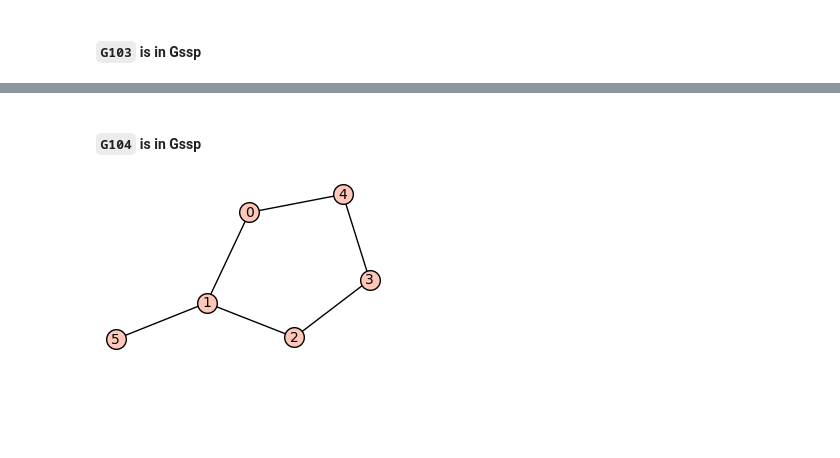
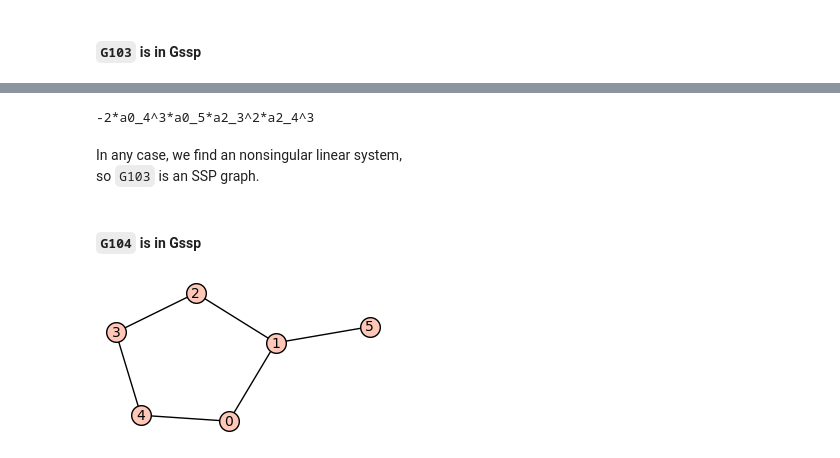
Before and after one commit to jephianlin/publish, a Jupyter notebook: Gssp_illustration.ipynb, the cells around one changed output, grey strips where cells are left out. Drawn from its saved outputs; the diff is of its cells as text; code cells hidden in the pictures; blank space fills up the shorter version.

```diff
--- a/Gssp_illustration.ipynb
+++ b/Gssp_illustration.ipynb
@@ -375,7 +461,10 @@ g.show(figsize=[3,3])
+# %%
+p = M.determinant()
+factor(p.subs(a1_3 = (a2_3*a2_4)/a1_4).subs(a1_4 = a2_3))
+# %% [output]
+-2*a0_4^3*a0_5*a2_3^2*a2_4^3
+# %% [markdown]
+In any case, we find an nonsingular linear system,
+so `G103` is an SSP graph.
 # %% [markdown]
 #### `G104` is in Gssp
-# %%
-g = Graph(atlas[104])
-g.show(figsize=[3,3])
-# %% [output]
-[figure, removed]
@@ -383,0 +471,8 @@ g.show(figsize=[3,3])
+# %%
+g = atlas[104]
+# V = [0, 1, 2, 3, 4, 5]
+# E = [(0, 1), (0, 4), (1, 2), (1, 5), (2, 3), (3, 4)]
+# g = Graph([V, E])
+g.show(figsize=[3,3])
+# %% [output]
+[figure, added]
```
Also changed, not shown: parts of 27 cells of this notebook.
